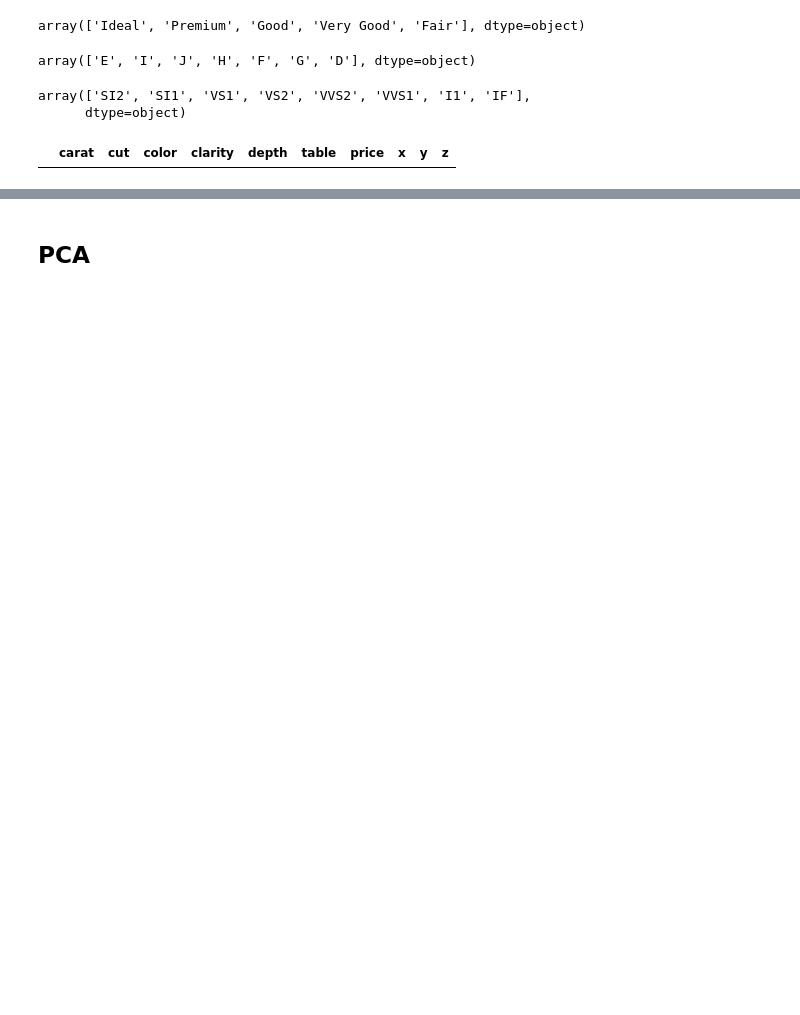
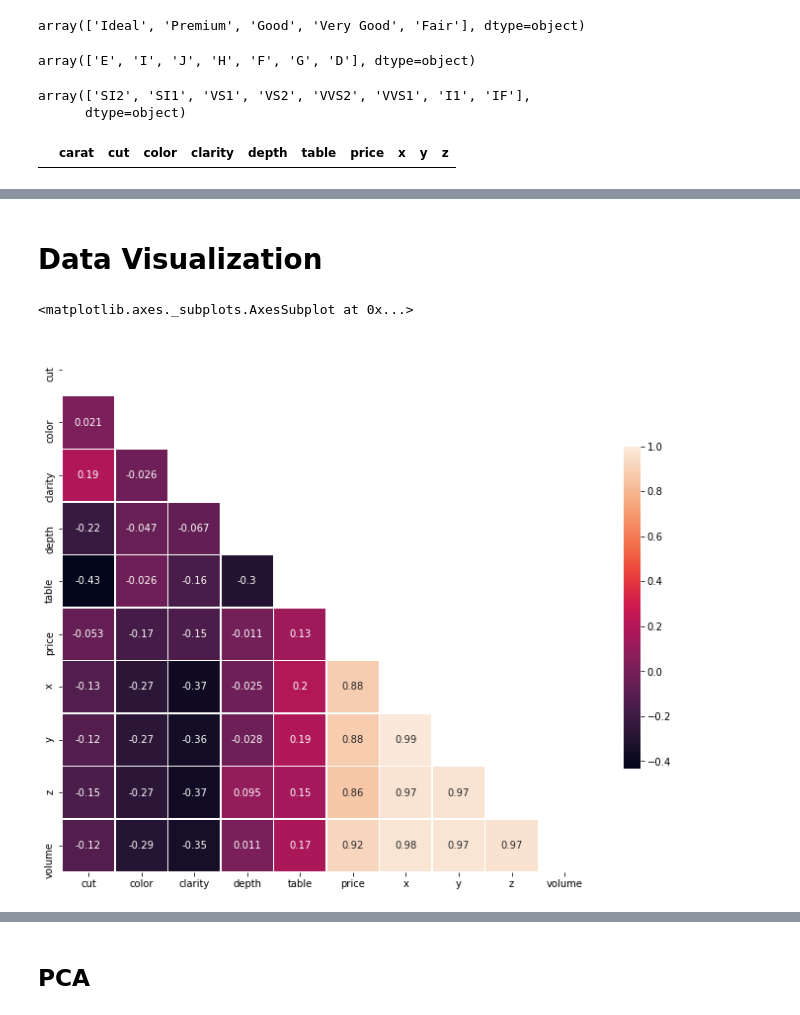
Before and after one commit to JLechuga94/Machine-Learning, a Jupyter notebook: notebook_dm2_diam.ipynb, the cells around one changed output, grey strips where cells are left out. Cells and saved outputs as stored; diff of their text form; code cells hidden in the pictures; blank space fills up the shorter version.

```diff
--- a/notebook_dm2_diam.ipynb
+++ b/notebook_dm2_diam.ipynb
@@ -148,0 +196,17 @@ diamond_df[['carat', 'depth', 'table', 'price']]
+# %% [markdown]
+# Data Visualization
+# %%
+# Correlation between variables!!
+
+corr = diamond_df.select_dtypes(include = ['float64', 'int64']).iloc[:, 1:].corr()
+# Generate a mask for the upper triangle
+mask = np.zeros_like(corr, dtype=np.bool)
+mask[np.triu_indices_from(mask)] = True
+
+f, ax = plt.subplots(figsize=(12, 12))
+
+sns.heatmap(corr, mask=mask, vmax=1, annot=True,
+            square=True, linewidths=.5, cbar_kws={"shrink": .5})
+# %% [output]
+<matplotlib.axes._subplots.AxesSubplot at 0x...>
+[figure, added]
```
Also changed, not shown: parts of 18 cells of this notebook.
